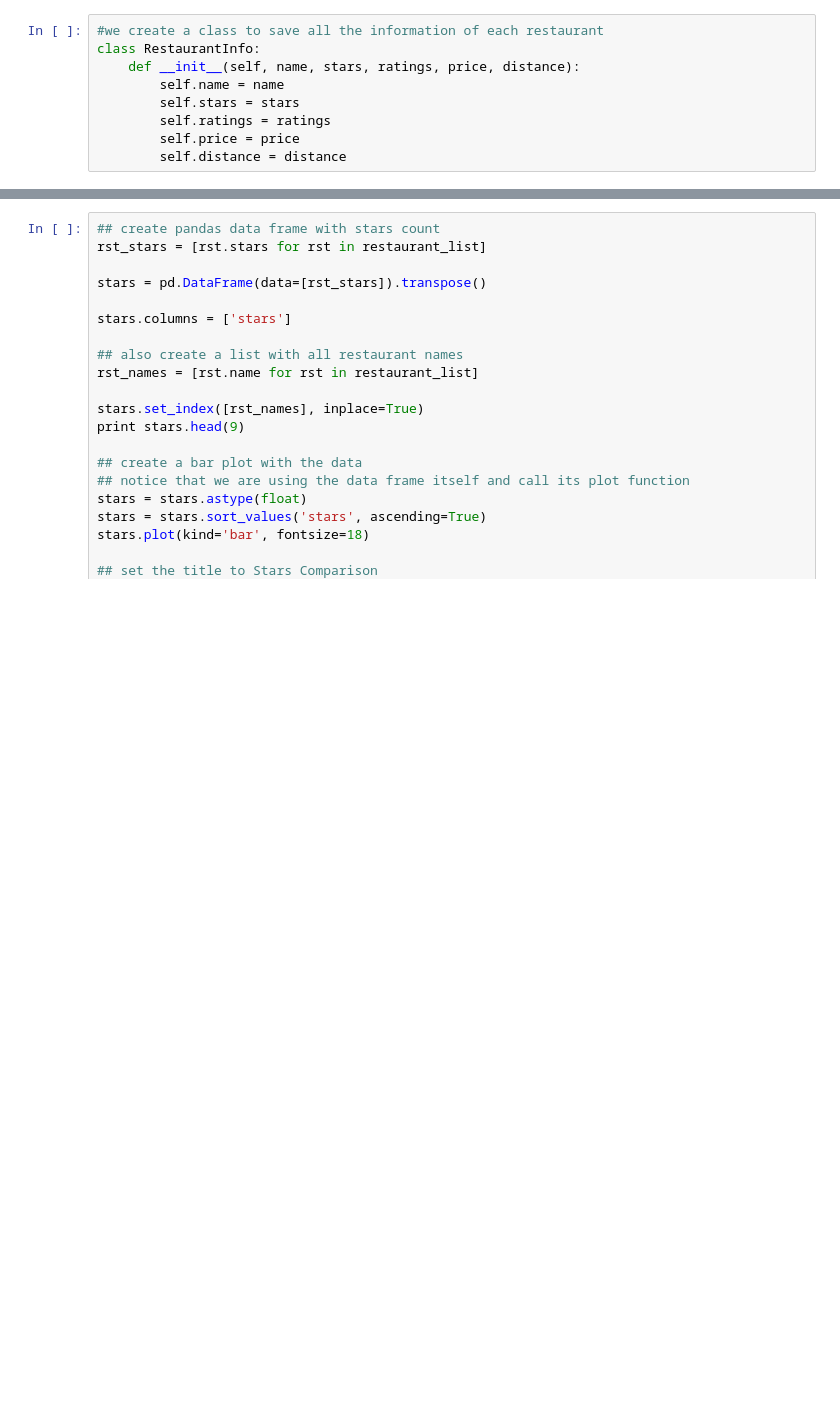
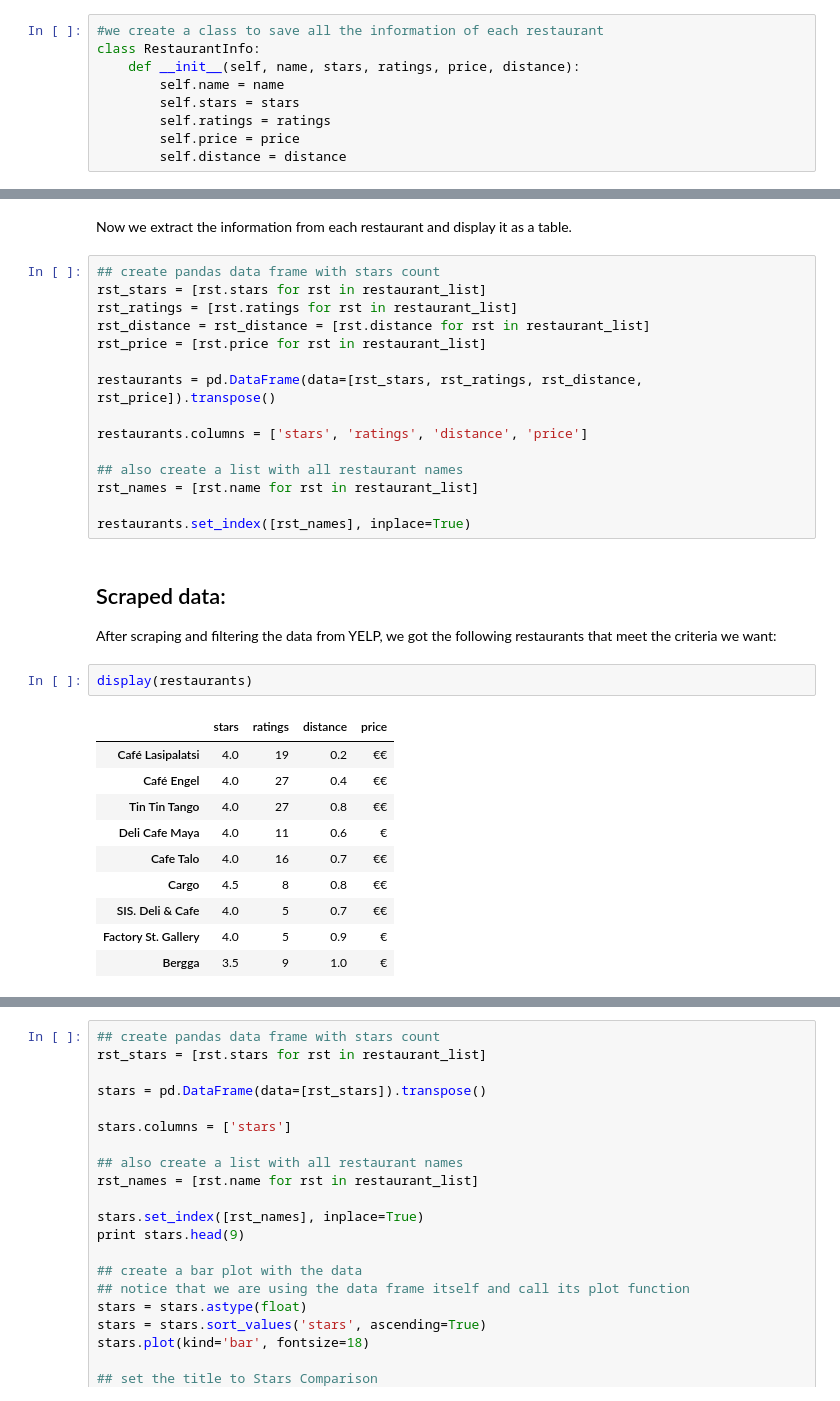
Before and after one commit to AbrahamPin/MiniProject1-DataScience, a Jupyter notebook: Mini Project 1.ipynb, the cells around one changed output, grey strips where cells are left out. Drawn from its saved outputs; the diff is of its cells as text; blank space fills up the shorter version.

```diff
--- a/Mini Project 1.ipynb
+++ b/Mini Project 1.ipynb
@@ -146,0 +161,33 @@ for i in range(num_pages): #do range(num_pages) if you want them all
+# %% [markdown]
+Now we extract the information from each restaurant and display it as a table.
+# %%
+## create pandas data frame with stars count
+rst_stars = [rst.stars for rst in restaurant_list]
+rst_ratings = [rst.ratings for rst in restaurant_list]
+rst_distance = rst_distance = [rst.distance for rst in restaurant_list]
+rst_price = [rst.price for rst in restaurant_list]
+
+restaurants = pd.DataFrame(data=[rst_stars, rst_ratings, rst_distance, rst_price]).transpose()
+
+restaurants.columns = ['stars', 'ratings', 'distance', 'price']
+
+## also create a list with all restaurant names
+rst_names = [rst.name for rst in restaurant_list]
+
+restaurants.set_index([rst_names], inplace=True)
+# %% [markdown]
+## Scraped data:
+After scraping and filtering the data from YELP, we got the following restaurants that meet the criteria we want:
+# %%
+display(restaurants)
+# %% [output]
+|  | stars | ratings | distance | price |
+| Café Lasipalatsi | 4.0 | 19 | 0.2 | €€ |
+| Café Engel | 4.0 | 27 | 0.4 | €€ |
+| Tin Tin Tango | 4.0 | 27 | 0.8 | €€ |
+| Deli Cafe Maya | 4.0 | 11 | 0.6 | € |
+| Cafe Talo | 4.0 | 16 | 0.7 | €€ |
+| Cargo | 4.5 | 8 | 0.8 | €€ |
+| SIS. Deli & Cafe | 4.0 | 5 | 0.7 | €€ |
+| Factory St. Gallery | 4.0 | 5 | 0.9 | € |
+| Bergga | 3.5 | 9 | 1.0 | € |
```
Also changed, not shown: parts of 19 cells of this notebook.
